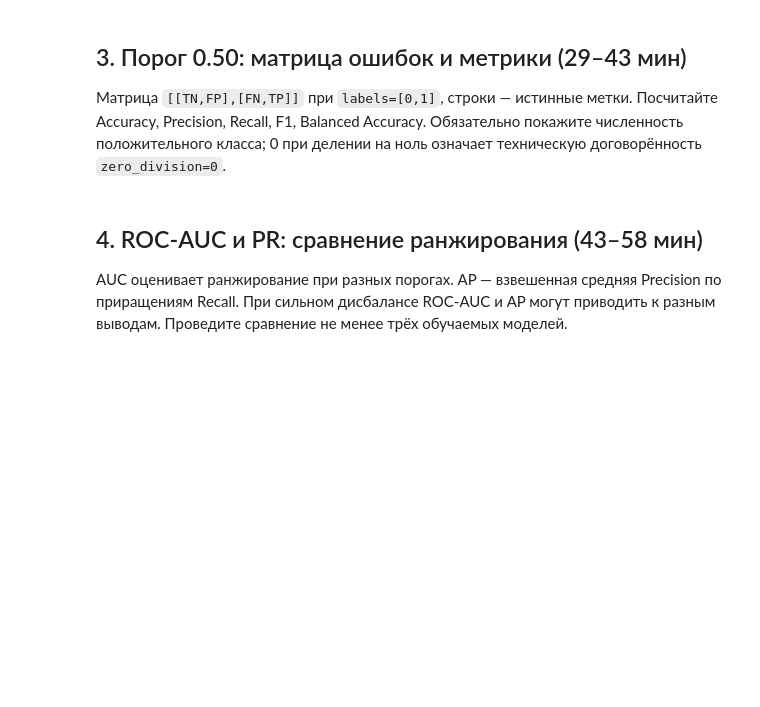
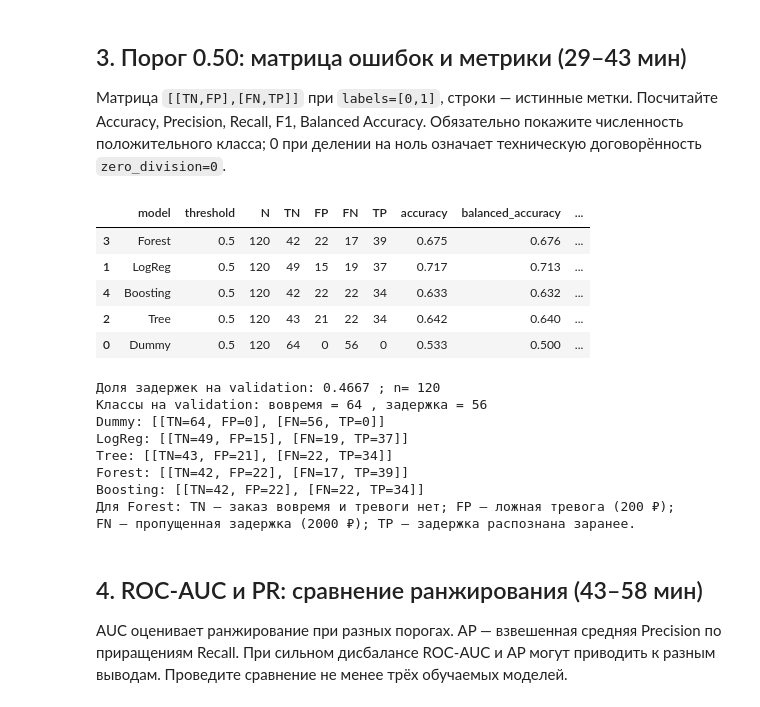
Before and after one commit to Vladislav-Evg-Sid/utmn-master-degree, a Jupyter notebook: tii/lb12/12_student.ipynb, the cells around one changed output. Drawn from its saved outputs; the diff is of its cells as text; code cells hidden in the pictures; blank space fills up the shorter version.

```diff
--- a/tii/lb12/12_student.ipynb
+++ b/tii/lb12/12_student.ipynb
@@ -196,12 +230,34 @@ def metrics_at(y, p, threshold=0.50, model_name=''):
 # %%
 preds_val={name:positives(m,Xval) for name,m in models.items()}
 base_results = pd.DataFrame([metrics_at(yval, p, .50, name)
                              for name,p in preds_val.items()])
 display(base_results.sort_values('average_precision',ascending=False).round(3))
 base_results.to_csv('12_validation_at_050.csv',index=False)
 print('Доля задержек на validation:',round(yval.mean(),4),'; n=',len(yval))
-print('Матрица ошибок для Forest:')
-print(confusion_matrix(yval,(preds_val['Forest']>=.5).astype(int),labels=[0,1]))
+print('Классы на validation: вовремя =',int((yval==0).sum()),
+      ', задержка =',int((yval==1).sum()))
+for name in CANDIDATES:
+    r=base_results.set_index('model').loc[name]
+    print(f"{name}: [[TN={int(r.TN)}, FP={int(r.FP)}], [FN={int(r.FN)}, TP={int(r.TP)}]]")
+print('Для Forest: TN — заказ вовремя и тревоги нет; FP — ложная тревога (200 ₽);')
+print('FN — пропущенная задержка (2000 ₽); TP — задержка распознана заранее.')
+assert all(base_results['TN']+base_results['FP']+base_results['FN']+base_results['TP']==len(yval))
+# %% [output]
+|  | model | threshold | N | TN | FP | FN | TP | accuracy | balanced_accuracy | ... |
+| 3 | Forest | 0.5 | 120 | 42 | 22 | 17 | 39 | 0.675 | 0.676 | ... |
+| 1 | LogReg | 0.5 | 120 | 49 | 15 | 19 | 37 | 0.717 | 0.713 | ... |
+| 4 | Boosting | 0.5 | 120 | 42 | 22 | 22 | 34 | 0.633 | 0.632 | ... |
+| 2 | Tree | 0.5 | 120 | 43 | 21 | 22 | 34 | 0.642 | 0.640 | ... |
+| 0 | Dummy | 0.5 | 120 | 64 | 0 | 56 | 0 | 0.533 | 0.500 | ... |
+Доля задержек на validation: 0.4667 ; n= 120
+Классы на validation: вовремя = 64 , задержка = 56
+Dummy: [[TN=64, FP=0], [FN=56, TP=0]]
+LogReg: [[TN=49, FP=15], [FN=19, TP=37]]
+Tree: [[TN=43, FP=21], [FN=22, TP=34]]
+Forest: [[TN=42, FP=22], [FN=17, TP=39]]
+Boosting: [[TN=42, FP=22], [FN=22, TP=34]]
+Для Forest: TN — заказ вовремя и тревоги нет; FP — ложная тревога (200 ₽);
+FN — пропущенная задержка (2000 ₽); TP — задержка распознана заранее.
 # %% [markdown]
 ## 4. ROC-AUC и PR: сравнение ранжирования (43–58 мин)
 AUC оценивает ранжирование при разных порогах. AP — взвешенная средняя Precision по приращениям Recall. При сильном дисбалансе ROC-AUC и AP могут приводить к разным выводам. Проведите сравнение не менее трёх обучаемых моделей.
```
Also changed, not shown: parts of 8 cells of this notebook, 12 other files.
